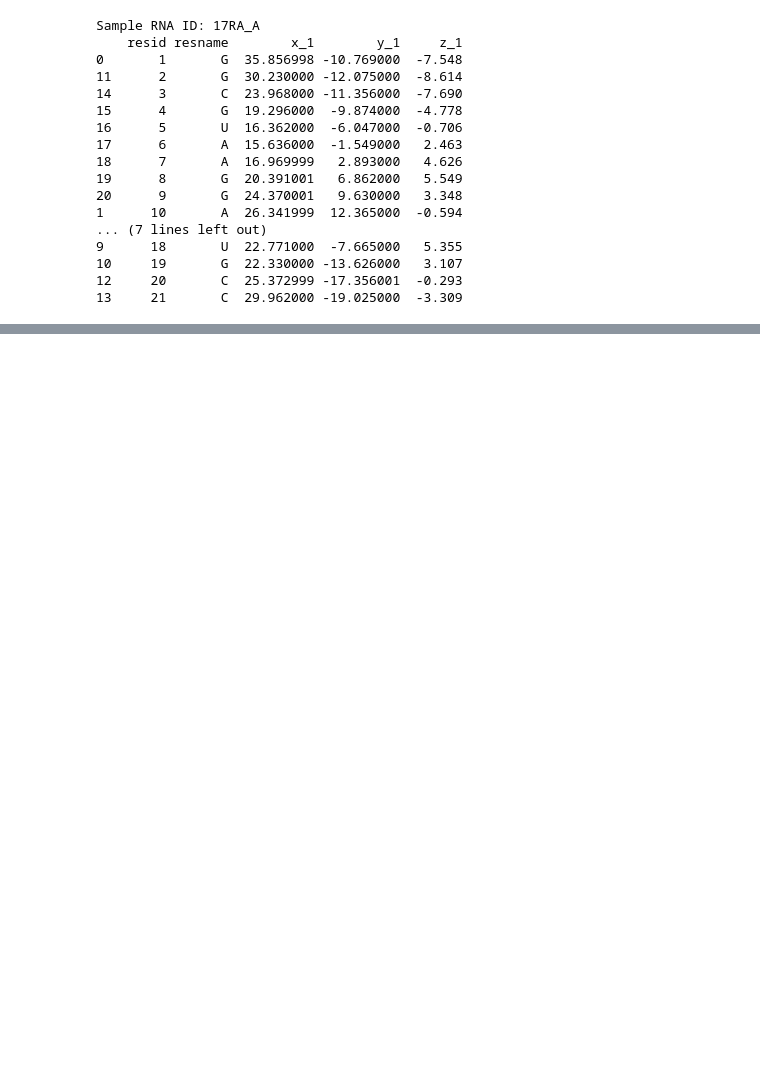
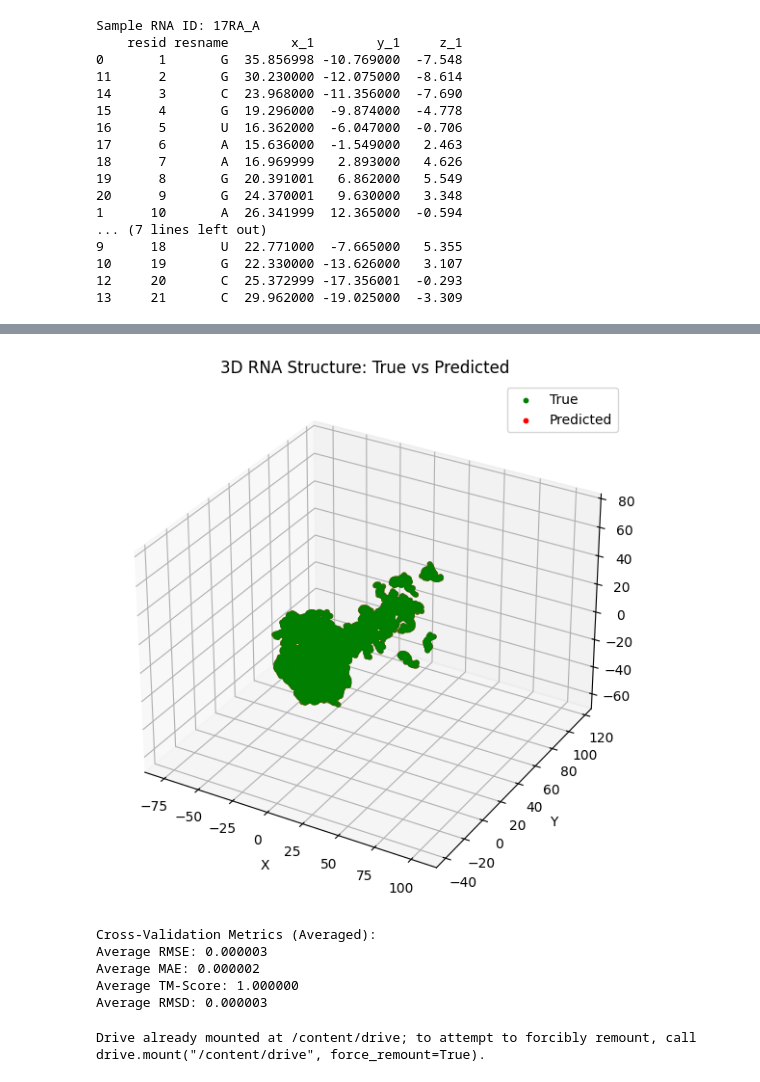
Before and after one commit to John1495/RNA-3D, a Jupyter notebook: mODEL_2.ipynb, the cells around one changed output, grey strips where cells are left out. Drawn from its saved outputs; the diff is of its cells as text; code cells hidden in the pictures; blank space fills up the shorter version.

```diff
--- a/mODEL_2.ipynb
+++ b/mODEL_2.ipynb
@@ -368,0 +299,7 @@ def validate(model, val_graphs):
+# %%
+# Check a few predictions and compare with ground truth
+for i in range(5):  # Check the first 5 predictions
+    print(f"True: {true[i]}")
+    print(f"Predicted: {predictions[i]}")
+    print(f"Difference: {np.linalg.norm(true[i] - predictions[i]):.6f}")
+    print("-" * 30)
@@ -368,0 +679,44 @@ def validate(model, val_graphs):
+# %%
+# 3D scatter plot of true vs predicted coordinates
+fig = plt.figure(figsize=(10, 7))
+ax = fig.add_subplot(111, projection='3d')
+ax.scatter(test_true[:, 0], test_true[:, 1], test_true[:, 2], c='g', label='True', s=10)
+ax.scatter(test_predictions[:, 0], test_predictions[:, 1], test_predictions[:, 2], c='r', label='Predicted', s=10)
+ax.set_xlabel('X'); ax.set_ylabel('Y'); ax.set_zlabel('Z')
+ax.set_title('3D RNA Structure: True vs Predicted')
+ax.legend()
+plt.show()
+# %% [output]
+[figure, added]
+# %%
+# Assuming the metrics for each fold are stored in lists:
+fold_rmse = [0.000004, 0.000000, 0.000002, 0.000000, 0.000011]
+fold_mae = [0.000002, 0.000000, 0.000001, 0.000000, 0.000006]
+fold_tm_score = [1.000000, 1.000000, 1.000000, 1.000000, 1.000000]
+fold_rmsd = [0.000004, 0.000000, 0.000002, 0.000000, 0.000011]
+
+# Average cross-validation metrics
+avg_rmse = np.mean(fold_rmse)
+avg_mae = np.mean(fold_mae)
+avg_tm_score = np.mean(fold_tm_score)
+avg_rmsd = np.mean(fold_rmsd)
+
+print("\nCross-Validation Metrics (Averaged):")
+print(f"Average RMSE: {avg_rmse:.6f}")
+print(f"Average MAE: {avg_mae:.6f}")
+print(f"Average TM-Score: {avg_tm_score:.6f}")
+print(f"Average RMSD: {avg_rmsd:.6f}")
+# %% [output]
+Cross-Validation Metrics (Averaged):
+Average RMSE: 0.000003
+Average MAE: 0.000002
+Average TM-Score: 1.000000
+Average RMSD: 0.000003
+# %%
+from google.colab import drive
+drive.mount('/content/drive')
+
+# Save weights
+torch.save(model.state_dict(), '/content/drive/MyDrive/gat_model_weights.pth')
+# %% [output]
+Drive already mounted at /content/drive; to attempt to forcibly remount, call drive.mount("/content/drive", force_remount=True).
```
Also changed, not shown: parts of 28 cells of this notebook.
